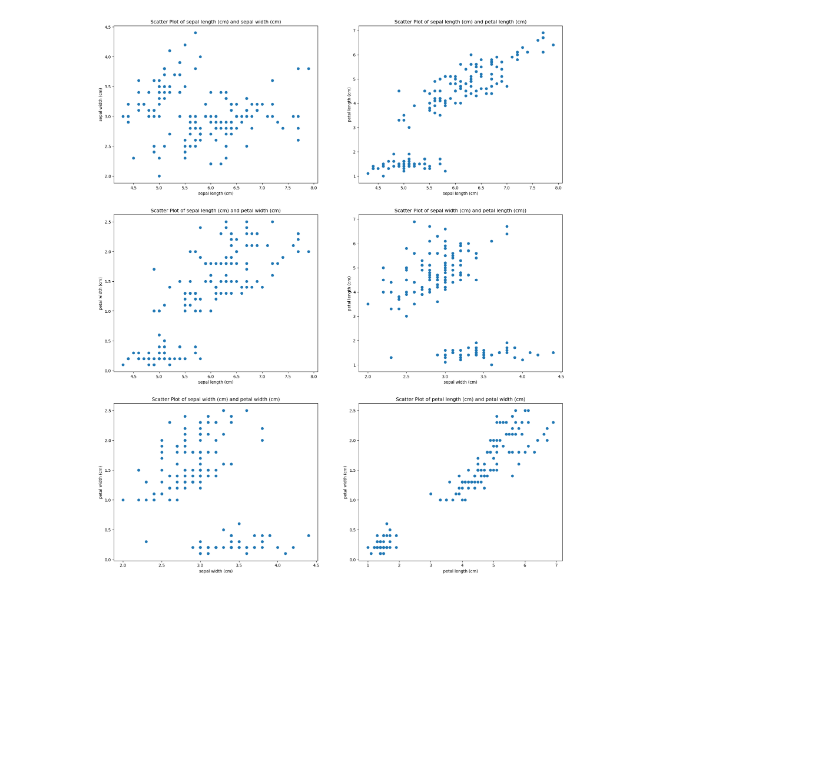
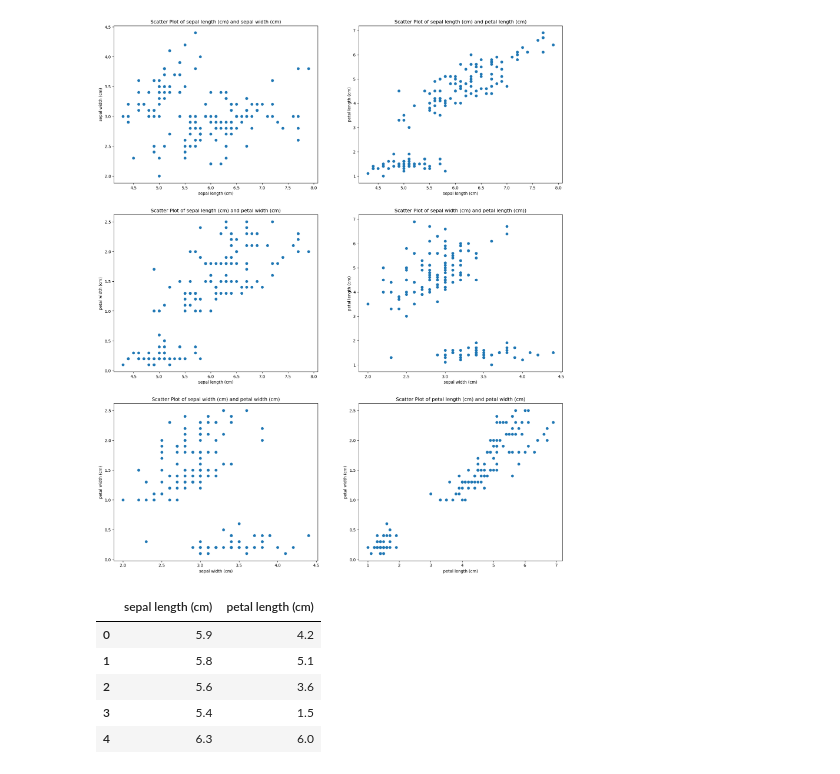
Before and after one commit to SIDDHESH1190/machine-learning, a Jupyter notebook: src/sklearn_practice/clustering/practice2.ipynb, the cells around one changed output. Cells and saved outputs as stored; diff of their text form; code cells hidden in the pictures; blank space fills up the shorter version.

```diff
--- a/src/sklearn_practice/clustering/practice2.ipynb
+++ b/src/sklearn_practice/clustering/practice2.ipynb
@@ -77,3 +77,13 @@ axes[2, 1].set_title('Scatter Plot of petal length (cm) and petal width (cm)')
 plt.show()
 # %% [output]
 [figure]
+# %%
+iris_2D = iris_df[["sepal length (cm)", "petal length (cm)"]]
+iris_2D.head()
+# %% [output]
+|  | sepal length (cm) | petal length (cm) |
+| 0 | 5.9 | 4.2 |
+| 1 | 5.8 | 5.1 |
+| 2 | 5.6 | 3.6 |
+| 3 | 5.4 | 1.5 |
+| 4 | 6.3 | 6.0 |
```
Also changed, not shown: parts of 11 cells of this notebook, 1 other file.
